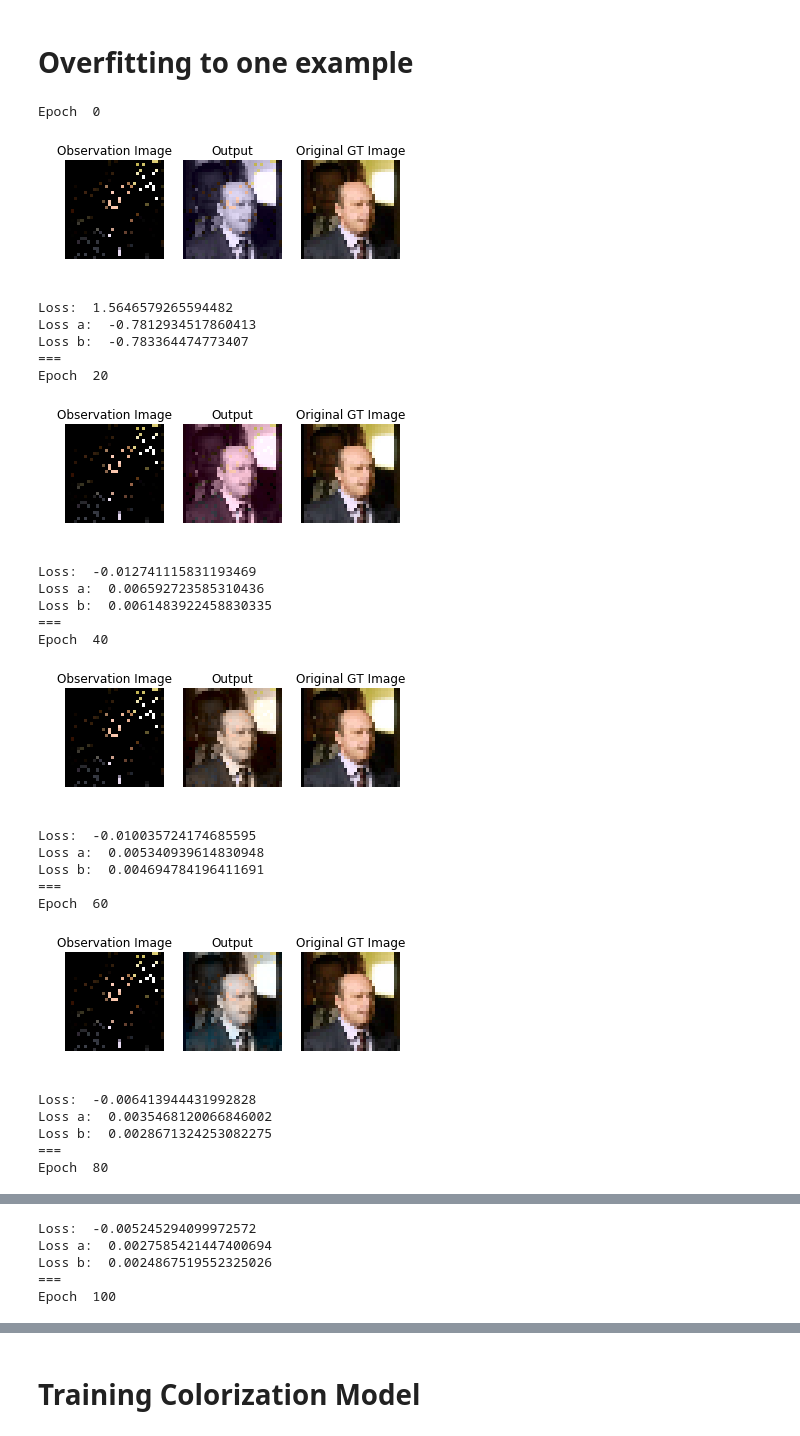
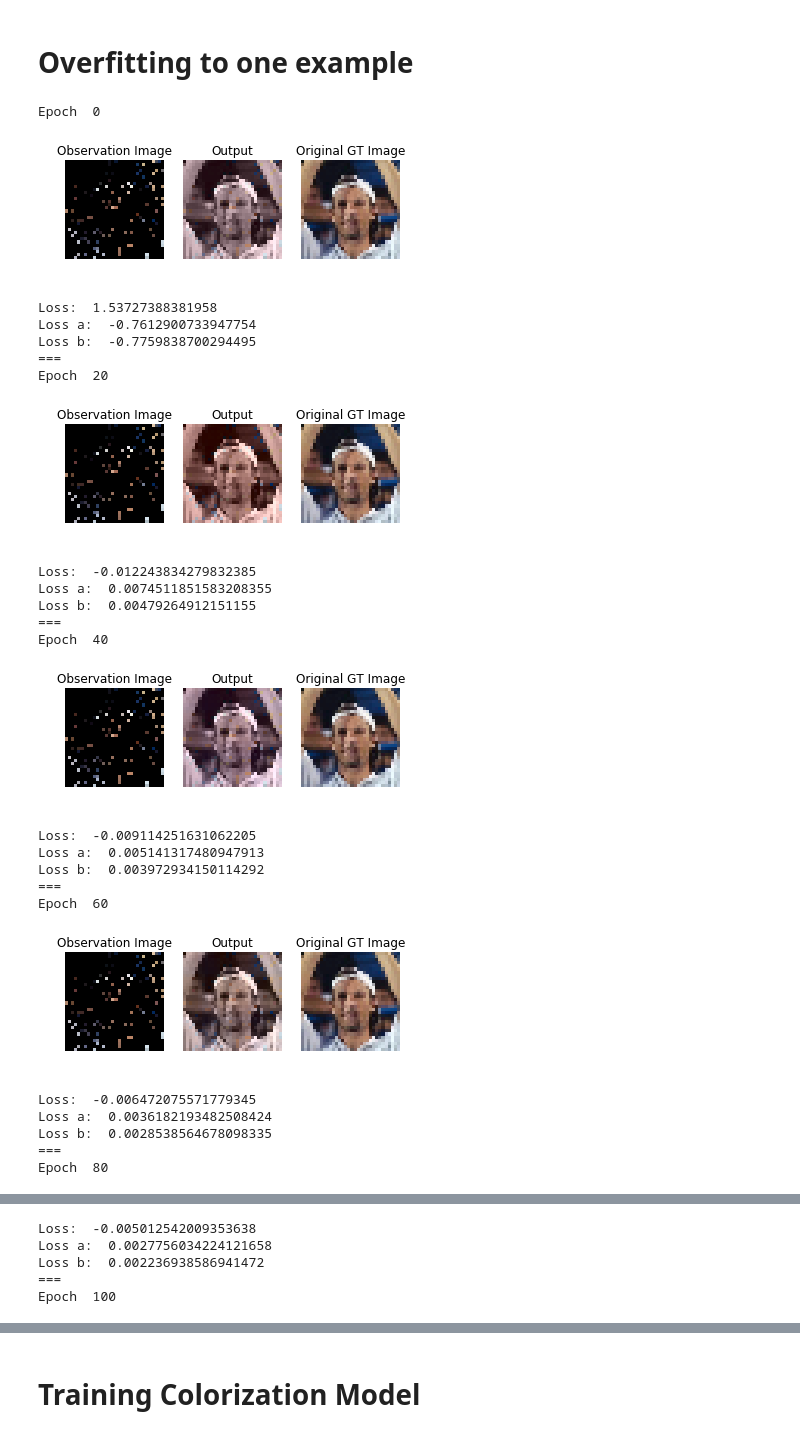
Before and after one commit to jeffz0/neural_colorization, a Jupyter notebook: conditional-neural-processes_colorization.ipynb, the cells around one changed output, grey strips where cells are left out. Saved outputs shown, nothing was run; the diff lists cells and outputs as text; code cells hidden in the pictures.

Commit message:
fixed args name bug, dataloader and training is now colorization, not inpainting

```diff
--- a/conditional-neural-processes_colorization.ipynb
+++ b/conditional-neural-processes_colorization.ipynb
@@ -186,14 +188,14 @@ Number of predictions coordinates with gt color label(2-dim):
 ### Encoder
 # %%
 class DeterministicEncoder(nn.Module):
-    def __init__(self, output_sizes):
+    def __init__(self, input_size, output_sizes):
         '''
         CNP encoder
 
         @param output_sizes: An iterable containing the output sizes of the encoding MLP.
         '''
         super(DeterministicEncoder, self).__init__()
-        encoder = [nn.Linear(42, output_sizes[0]), nn.ReLU(inplace=True)]
+        encoder = [nn.Linear(input_size, output_sizes[0]), nn.ReLU(inplace=True)]
         for i in range(1,len(output_sizes)):
             encoder += [nn.Linear(output_sizes[i - 1], output_sizes[i])]
             if i != len(output_sizes) - 1:
@@ -215,6 +217,7 @@ class DeterministicEncoder(nn.Module):
         @return representation: The encoded representation averaged over all context
             points.
         '''
+
         encoder_input = context
         batch_size, num_context_points, _ = encoder_input.shape
         encoder_input = encoder_input.view(batch_size * num_context_points, -1)
@@ -237,7 +240,7 @@ torch.Size([32, 512])
 ### Decoder
 # %%
 class DeterministicDecoder(nn.Module):
-    def __init__(self, output_sizes):
+    def __init__(self, input_size, output_sizes):
         '''
         CNP decoder
 
@@ -245,7 +248,7 @@ class DeterministicDecoder(nn.Module):
           as defined in `nn.Linear`.
         '''
         super(DeterministicDecoder, self).__init__()
-        decoder = [nn.Linear(512+40, output_sizes[0]), nn.ReLU(inplace=True)]
+        decoder = [nn.Linear(input_size, output_sizes[0]), nn.ReLU(inplace=True)]
         for i in range(1, len(output_sizes)):
             decoder += [nn.Linear(output_sizes[i - 1], output_sizes[i])]
             if i != len(output_sizes) - 1:
@@ -281,7 +284,7 @@ class DeterministicDecoder(nn.Module):
         dist_a = torch.distributions.multivariate_normal.MultivariateNormal(mu_a, covariance_matrix=torch.diag_embed(sigma_a))
         dist_b = torch.distributions.multivariate_normal.MultivariateNormal(mu_b, covariance_matrix=torch.diag_embed(sigma_b))
 
-        return dist_a,  mu_a,  log_sigma_a, dist_b,mu_b,log_sigma_b
+        return dist_a,  mu_a,  log_sigma_a, dist_b, mu_b, log_sigma_b
 # %% [markdown]
 # Colorization Code
 # %%
@@ -298,12 +301,13 @@ def decodepixels(pixel_enc):
     return np.uint8(img_dec)
 
 def visualize(gray_c, color_c, x_coords_pred, y_coords_pred, mu_a, mu_b, image = 0, out_dir=None):
-    image = image # image index to visualize from mini-batch
+#     image = image # image index to visualize from mini-batch
+    img_dim = gray_c[0].shape[1]
 
-    img_lab = np.zeros((32,32,3), dtype='uint8')
-    img_lab[:,:,0] = decodeimg(gray_c[image].cpu().numpy().reshape((32, 32)))
-    img_lab[:,:,1] = decodeimg(color_c[image][0].cpu().numpy().reshape((32, 32)))
-    img_lab[:,:,2] = decodeimg(color_c[image][1].cpu().numpy().reshape((32, 32)))
+    img_lab = np.zeros((img_dim,img_dim,3), dtype='uint8')
+    img_lab[:,:,0] = decodeimg(gray_c[image].cpu().numpy().reshape((img_dim, img_dim)))
+    img_lab[:,:,1] = decodeimg(color_c[image][0].cpu().numpy().reshape((img_dim, img_dim)))
+    img_lab[:,:,2] = decodeimg(color_c[image][1].cpu().numpy().reshape((img_dim, img_dim)))
 
     gt = img_lab.copy()
     obs = img_lab
@@ -328,15 +332,14 @@ def visualize(gray_c, color_c, x_coords_pred, y_coords_pred, mu_a, mu_b, image =
     plt.imshow(orig_img)
     if out_dir is not None:
         plt.savefig(out_dir)
-    else:
-        plt.show()
+    plt.show()
 # %% [markdown]
 # Overfitting to one example
 # %%
 encoder_output_sizes = [128, 256, 512, 512]
 decoder_output_sizes = [512, 512, 256, 128, 4]
-encoder = DeterministicEncoder(encoder_output_sizes).to(0)
-decoder = DeterministicDecoder(decoder_output_sizes).to(0)
+encoder = DeterministicEncoder(42, encoder_output_sizes).to(0)
+decoder = DeterministicDecoder(512+41, decoder_output_sizes).to(0)
 
 optimizer = torch.optim.Adam(list(encoder.parameters()) + list(decoder.parameters()), lr=1e-3)
 
@@ -354,54 +357,54 @@ epochs = 1000
 for epoch in range(epochs):
     _loss, _loss_a, _loss_b = 0., 0., 0.
     optimizer.zero_grad()
     obs, preds, preds_gt = obs.to(0), preds.to(0), preds_gt.to(0)
 
     representation = encoder(obs.float())
     representation_expand = representation.unsqueeze(1).expand(-1,preds.shape[1],512)
     # Concatenate prediction coordinates with decoder output
     decoder_input = torch.cat((preds.float(), representation_expand),2) # bs x _ x (512+40)
     dist_a, mu_a, sigma_a, dist_b, mu_b, sigma_b = decoder(decoder_input)
     log_prob_a = dist_a.log_prob(preds_gt[:,:,0:1])
     log_prob_b = dist_b.log_prob(preds_gt[:,:,1:2])
 
     loss = -log_prob_a.mean() - log_prob_b.mean()
     loss.backward()
     optimizer.step()
     _loss += loss.item()
     _loss_a += log_prob_a.mean().item()
     _loss_b += log_prob_b.mean().item()
 
     if epoch % 20 == 0:
         print("Epoch ", epoch)
         visualize(gray_c, color_c, x_coords_pred, y_coords_pred, mu_a, mu_b)
 
         print("Loss: ", _loss/(epoch+1))
         print("Loss a: ", _loss_a/(epoch+1))
         print("Loss b: ", _loss_b/(epoch+1))
         print("===")
 # %% [output]
 Epoch  0
-[figure, old version]
+[figure, new version]
-Loss:  1.5646579265594482
-Loss a:  -0.7812934517860413
-Loss b:  -0.783364474773407
+Loss:  1.53727388381958
+Loss a:  -0.7612900733947754
+Loss b:  -0.7759838700294495
 ===
 Epoch  20
-[figure, old version]
+[figure, new version]
-Loss:  -0.012741115831193469
-Loss a:  0.006592723585310436
-Loss b:  0.0061483922458830335
+Loss:  -0.012243834279832385
+Loss a:  0.0074511851583208355
+Loss b:  0.00479264912151155
 ===
 Epoch  40
-[figure, old version]
+[figure, new version]
-Loss:  -0.010035724174685595
-Loss a:  0.005340939614830948
-Loss b:  0.004694784196411691
+Loss:  -0.009114251631062205
+Loss a:  0.005141317480947913
+Loss b:  0.003972934150114292
 ===
 Epoch  60
-[figure, old version]
+[figure, new version]
-Loss:  -0.006413944431992828
-Loss a:  0.0035468120066846002
-Loss b:  0.0028671324253082275
+Loss:  -0.006472075571779345
+Loss a:  0.0036182193482508424
+Loss b:  0.0028538564678098335
 ===
 Epoch  80
@@ -409,5 +412,5 @@ Epoch  80
-Loss:  -0.005245294099972572
-Loss a:  0.0027585421447400694
-Loss b:  0.0024867519552325026
+Loss:  -0.005012542009353638
+Loss a:  0.0027756034224121658
+Loss b:  0.002236938586941472
 ===
 Epoch  100
```
Also changed, not shown: parts of 9 cells of this notebook, 5 other files.
